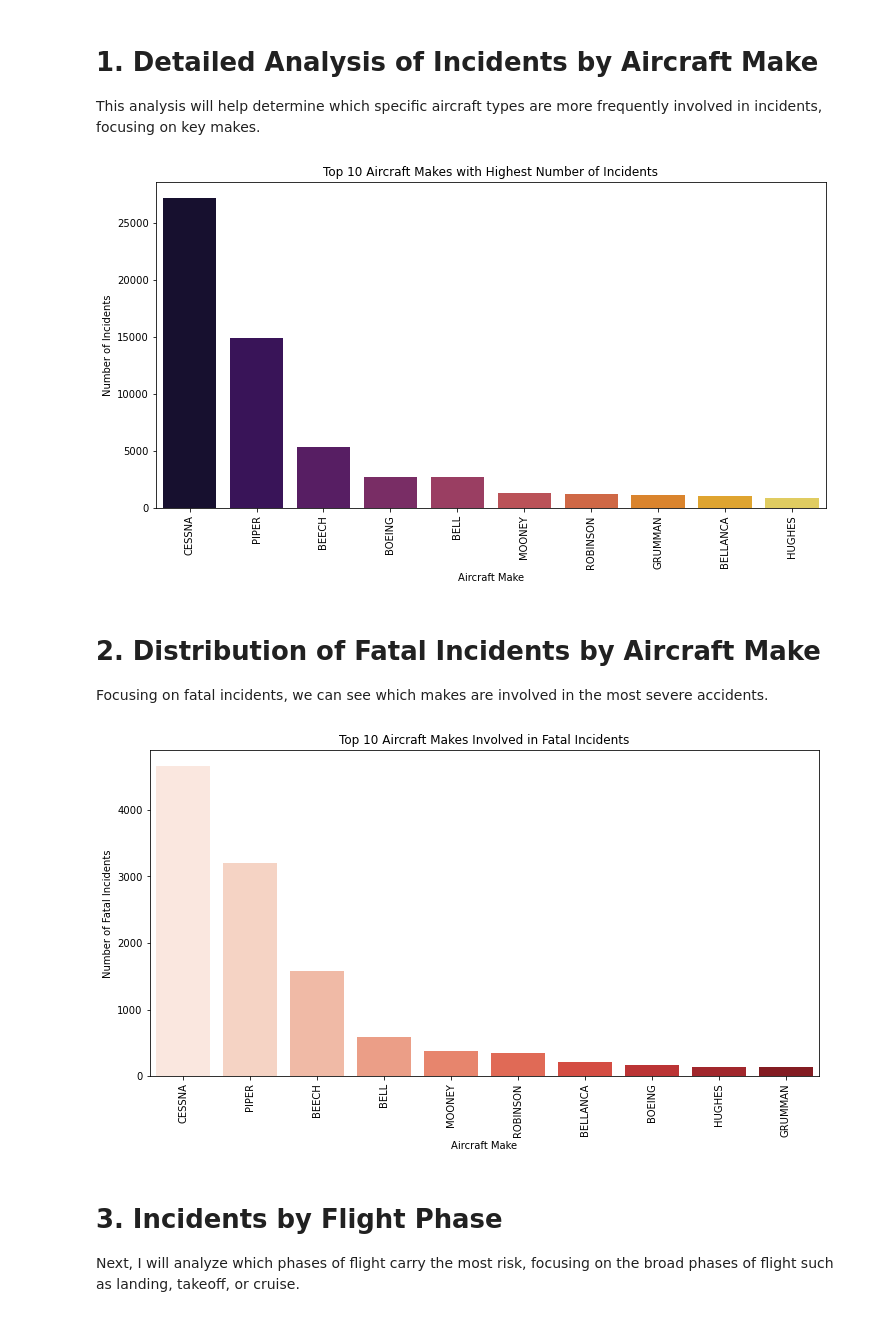
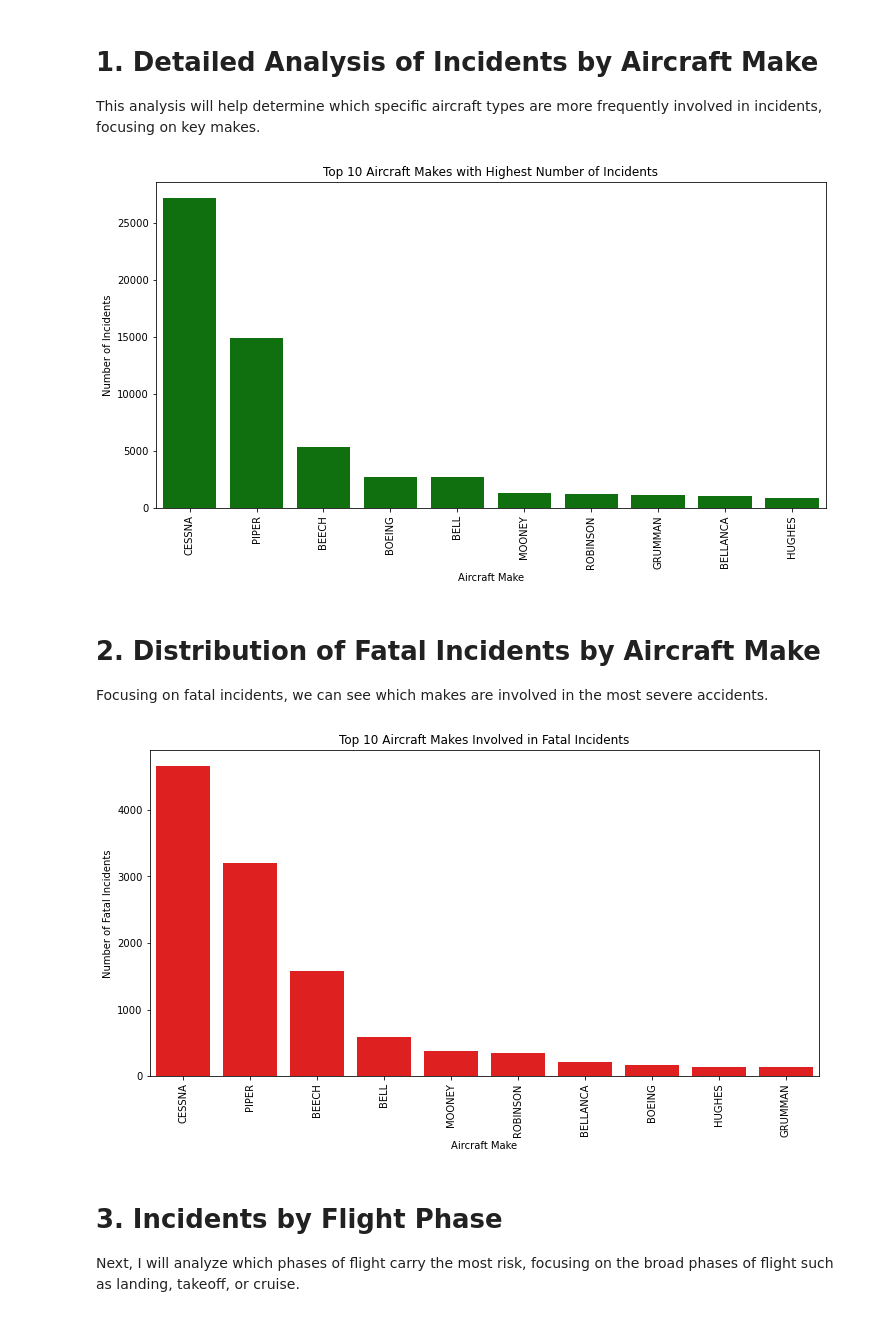
Before and after one commit to mojay6111/dsc-phase-1-project_1, a Jupyter notebook: student.ipynb, the cells around one changed output. Saved outputs shown, nothing was run; the diff lists cells and outputs as text; code cells hidden in the pictures.

```diff
--- a/student.ipynb
+++ b/student.ipynb
@@ -522,6 +522,8 @@ dtype: int64
 # %%
 # Replacing null values in 'Weather.Condition' with 'UNK'
 data['Weather.Condition'].fillna('UNK', inplace=True)
+# Replacing 'Unk' with 'UNK' in the Weather.Condition column
+data['Weather.Condition'].replace('Unk', 'UNK', inplace=True)
 
 # Replacing null values in 'Broad.phase.of.flight' with 'Unknown'
 data['Broad.phase.of.flight'].fillna('Unknown', inplace=True)
@@ -720,31 +727,31 @@ This analysis will help determine which specific aircraft types are more frequen
 # Plot the top 10 aircraft makes with the highest number of incidents
 plt.figure(figsize=(12,6))
 top_makes = data['Make'].value_counts().head(10)  # Top 10 makes
-sns.barplot(x=top_makes.index, y=top_makes.values, palette='inferno')
+sns.barplot(x=top_makes.index, y=top_makes.values, color='green')
 plt.xticks(rotation=90)
 plt.title('Top 10 Aircraft Makes with Highest Number of Incidents')
 plt.xlabel('Aircraft Make')
 plt.ylabel('Number of Incidents')
 plt.show()
 # %% [output]
-[figure, old version]
+[figure, new version]
 # %% [markdown]
 # 2. Distribution of Fatal Incidents by Aircraft Make
 Focusing on fatal incidents, we can see which makes are involved in the most severe accidents.
 # %%
 # Filter for fatal incidents and plot the top 10 aircraft makes
 fatal_incidents = data[data['Injury.Severity'] == 'Fatal']
 top_fatal_makes = fatal_incidents['Make'].value_counts().head(10)
 
 plt.figure(figsize=(12,6))
-sns.barplot(x=top_fatal_makes.index, y=top_fatal_makes.values, palette='Reds')
+sns.barplot(x=top_fatal_makes.index, y=top_fatal_makes.values, color='Red')
 plt.xticks(rotation=90)
 plt.title('Top 10 Aircraft Makes Involved in Fatal Incidents')
 plt.xlabel('Aircraft Make')
 plt.ylabel('Number of Fatal Incidents')
 plt.show()
 # %% [output]
-[figure, old version]
+[figure, new version]
 # %% [markdown]
 # 3. Incidents by Flight Phase
 Next, I will analyze which phases of flight carry the most risk, focusing on the broad phases of flight such as landing, takeoff, or cruise.
```
Also changed, not shown: parts of 13 cells of this notebook, 1 other file.
